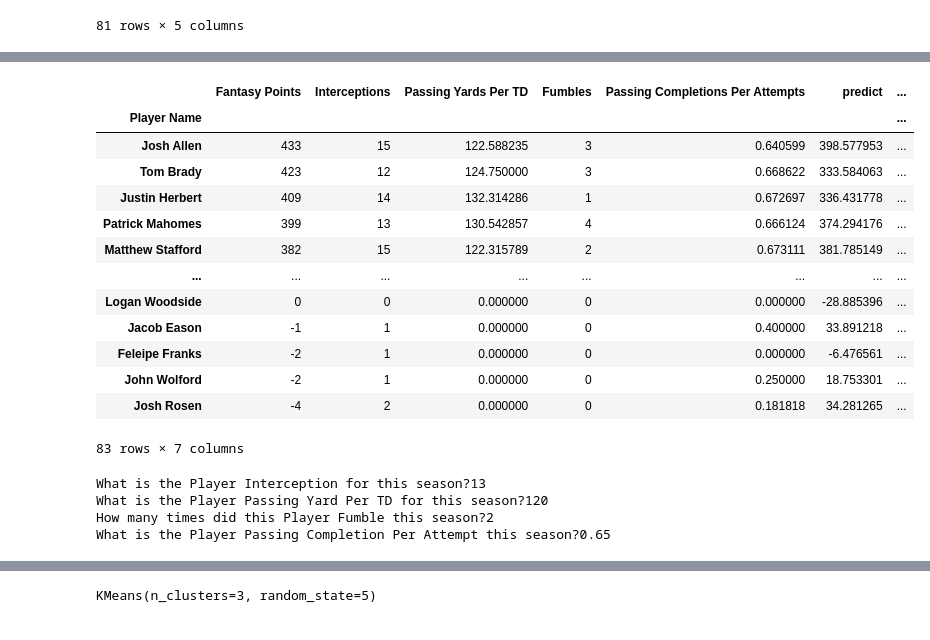
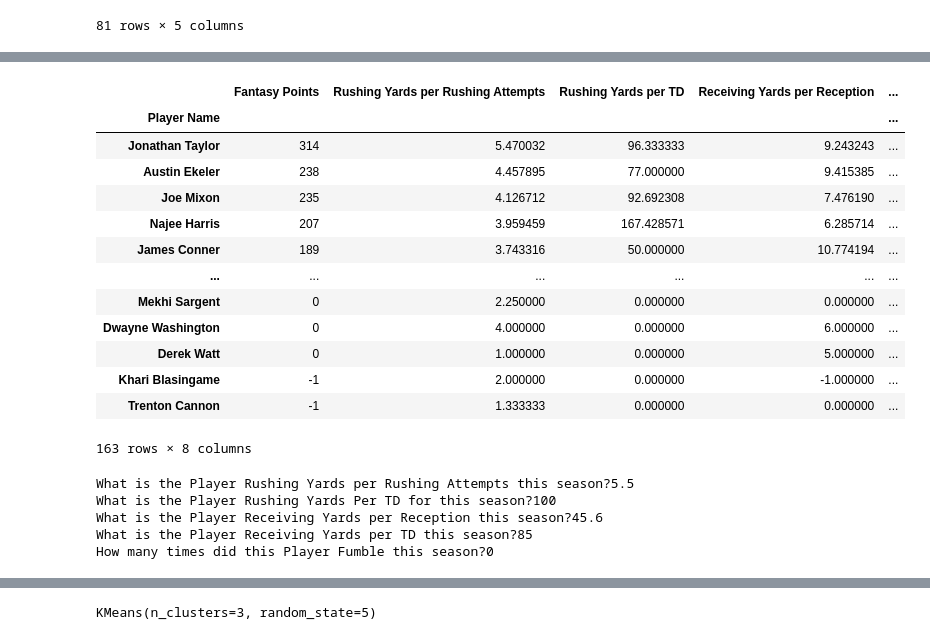
Before and after one commit to 86burke/Runtime-Terror, a Jupyter notebook: Anderson/Runningback Predictive Model.ipynb, the cells around one changed output, grey strips where cells are left out. Drawn from its saved outputs; the diff is of its cells as text; code cells hidden in the pictures.

Commit message:
Added Prediction Deployment

```diff
--- a/Anderson/Runningback Predictive Model.ipynb
+++ b/Anderson/Runningback Predictive Model.ipynb
@@ -212,18 +259,18 @@ QBMD19
 # %%
 #Start Model
 # %%
-y_train = QBMD19['Fantasy Points']
-x_train = QBMD19.drop('Fantasy Points',1)
+y_train = RBMD19['Fantasy Points']
+x_train = RBMD19.drop('Fantasy Points',1)
 # %%
 #Scale Dataset for ratio purposes and simplification in Model
-X_scaler = MinMaxScaler().fit(X_train)
-X_train_scaled = X_scaler.transform(X_train)
+x_scaler = MinMaxScaler().fit(x_train)
+x_train_scaled = x_scaler.transform(x_train)
 # %%
 from sklearn.linear_model import LinearRegression
 model = LinearRegression()
 # %%
 #Fitting of Model with 2019 QB Data
-model.fit(X_train_scaled,y_train)
-training_score = model.score(X_train_scaled,y_train)
+model.fit(x_train_scaled,y_train)
+training_score = model.score(x_train_scaled,y_train)
 training_score
 # %% [output]
@@ -231,8 +278,8 @@ training_score
 # %%
 # Test with 2020 QB Data
-y_test = QBMD20['Fantasy Points']
-x_test = QBMD20.drop('Fantasy Points',1)
-x_test_scaled = X_scaler.transform(x_test)
+y_test = RBMD20['Fantasy Points']
+x_test = RBMD20.drop('Fantasy Points',1)
+x_test_scaled = x_scaler.transform(x_test)
 # %%
 testing_score = model.score(x_test_scaled,y_test)
 testing_score
@@ -262,35 +309,39 @@ array([398.57795261, 333.58406262, 336.43177791, 374.29417558,
 # %%
-QBMD20["predict"] = predict
-QBMD20["MSE"] = QBMD20["predict"] - QBMD20["Fantasy Points"]
-QBMD20
+RBMD20["predict"] = predict
+RBMD20["MSE"] = RBMD20["predict"] - RBMD20["Fantasy Points"]
+RBMD20
 # %% [output]
-|  | Fantasy Points | Interceptions | Passing Yards Per TD | Fumbles | Passing Completions Per Attempts | predict | ... |
-| Player Name |  |  |  |  |  |  | ... |
-| Josh Allen | 433 | 15 | 122.588235 | 3 | 0.640599 | 398.577953 | ... |
-| Tom Brady | 423 | 12 | 124.750000 | 3 | 0.668622 | 333.584063 | ... |
-| Justin Herbert | 409 | 14 | 132.314286 | 1 | 0.672697 | 336.431778 | ... |
-| Patrick Mahomes | 399 | 13 | 130.542857 | 4 | 0.666124 | 374.294176 | ... |
-| Matthew Stafford | 382 | 15 | 122.315789 | 2 | 0.673111 | 381.785149 | ... |
-| ... | ... | ... | ... | ... | ... | ... | ... |
-| Logan Woodside | 0 | 0 | 0.000000 | 0 | 0.000000 | -28.885396 | ... |
-| Jacob Eason | -1 | 1 | 0.000000 | 0 | 0.400000 | 33.891218 | ... |
-| Feleipe Franks | -2 | 1 | 0.000000 | 0 | 0.000000 | -6.476561 | ... |
-| John Wolford | -2 | 1 | 0.000000 | 0 | 0.250000 | 18.753301 | ... |
-| Josh Rosen | -4 | 2 | 0.000000 | 0 | 0.181818 | 34.281265 | ... |
+|  | Fantasy Points | Rushing Yards per Rushing Attempts | Rushing Yards per TD | Receiving Yards per Reception | ... |
+| Player Name |  |  |  |  | ... |
+| Jonathan Taylor | 314 | 5.470032 | 96.333333 | 9.243243 | ... |
+| Austin Ekeler | 238 | 4.457895 | 77.000000 | 9.415385 | ... |
+| Joe Mixon | 235 | 4.126712 | 92.692308 | 7.476190 | ... |
+| Najee Harris | 207 | 3.959459 | 167.428571 | 6.285714 | ... |
+| James Conner | 189 | 3.743316 | 50.000000 | 10.774194 | ... |
+| ... | ... | ... | ... | ... | ... |
+| Mekhi Sargent | 0 | 2.250000 | 0.000000 | 0.000000 | ... |
+| Dwayne Washington | 0 | 4.000000 | 0.000000 | 6.000000 | ... |
+| Derek Watt | 0 | 1.000000 | 0.000000 | 5.000000 | ... |
+| Khari Blasingame | -1 | 2.000000 | 0.000000 | -1.000000 | ... |
+| Trenton Cannon | -1 | 1.333333 | 0.000000 | 0.000000 | ... |
-83 rows × 7 columns
+163 rows × 8 columns
 # %%
-UInterception = input("What is the Player Interception for this season?")
-UPYPTD = input("What is the Player Passing Yard Per TD for this season?")
-UFumbles = input("How many times did this Player Fumble this season?")
-UPCPA = input("What is the Player Passing Completion Per Attempt this season?")
-UInterception = int(UInterception)
-UPYPTD = float(UPYPTD)
-UFumbles = int(UFumbles)
-UPCPA = float(UPCPA)
+URYRA = input("What is the Player Rushing Yards per Rushing Attempts this season?")
+URYTD = input("What is the Player Rushing Yards Per TD for this season?")
+URYR = input("What is the Player Receiving Yards per Reception this season?")
+UReTD = input("What is the Player Receiving Yards per TD this season?")
+UInter = input("How many times did this Player Fumble this season?")
+
+URYRA = float(URYRA)
+URYTD = float(URYTD)
+URYR = float(URYR)
+UReTD = float(UReTD)
+UInter = int(UInter)
 # %% [output]
-What is the Player Interception for this season?13
-What is the Player Passing Yard Per TD for this season?120
-How many times did this Player Fumble this season?2
-What is the Player Passing Completion Per Attempt this season?0.65
+What is the Player Rushing Yards per Rushing Attempts this season?5.5
+What is the Player Rushing Yards Per TD for this season?100
+What is the Player Receiving Yards per Reception this season?45.6
+What is the Player Receiving Yards per TD this season?85
+How many times did this Player Fumble this season?0
 # %%
 datadict = {
```
Also changed, not shown: parts of 53 cells of this notebook, 9 other files.
